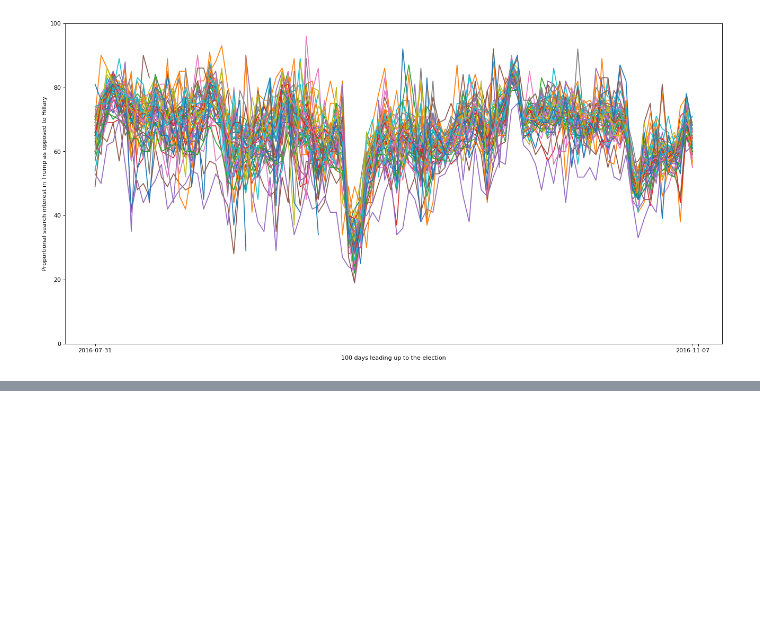
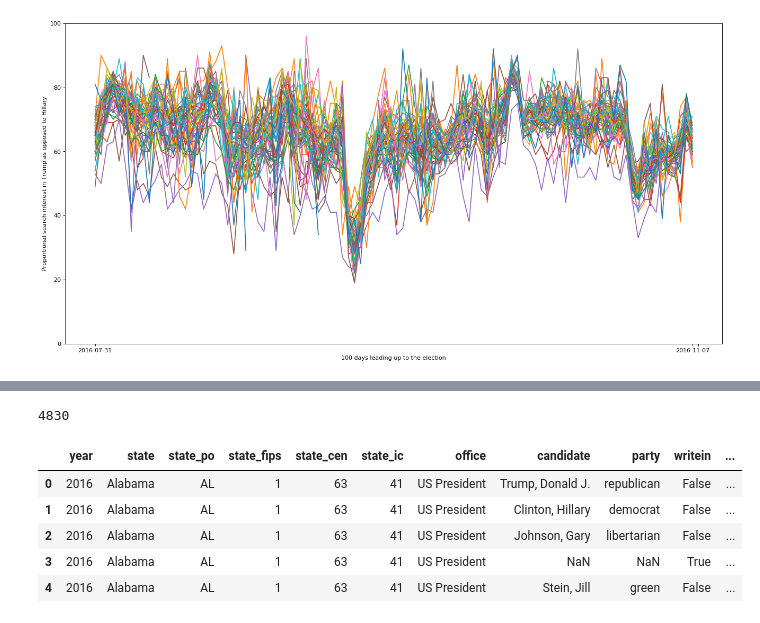
Before and after one commit to baobabKoodaa/elections, a Jupyter notebook: analysis.ipynb, the cells around one changed output, grey strips where cells are left out. Cells and saved outputs as stored; diff of their text form; code cells hidden in the pictures; blank space fills up the shorter version.

```diff
--- a/analysis.ipynb
+++ b/analysis.ipynb
@@ -145,0 +144,7 @@ plotStates()
+# %%
+# Load voting data from file
+filepath = DATA_DIR + "votes.csv"
+votes_df = pd.read_csv(filepath)
+print(votes_df.size)
+# %% [output]
+4830
@@ -145,0 +163,9 @@ plotStates()
+# %%
+votes_df.head()
+# %% [output]
+|  | year | state | state_po | state_fips | state_cen | state_ic | office | candidate | party | writein | ... |
+| 0 | 2016 | Alabama | AL | 1 | 63 | 41 | US President | Trump, Donald J. | republican | False | ... |
+| 1 | 2016 | Alabama | AL | 1 | 63 | 41 | US President | Clinton, Hillary | democrat | False | ... |
+| 2 | 2016 | Alabama | AL | 1 | 63 | 41 | US President | Johnson, Gary | libertarian | False | ... |
+| 3 | 2016 | Alabama | AL | 1 | 63 | 41 | US President | NaN | NaN | True | ... |
+| 4 | 2016 | Alabama | AL | 1 | 63 | 41 | US President | Stein, Jill | green | False | ... |
```
Also changed, not shown: parts of 18 cells of this notebook.
